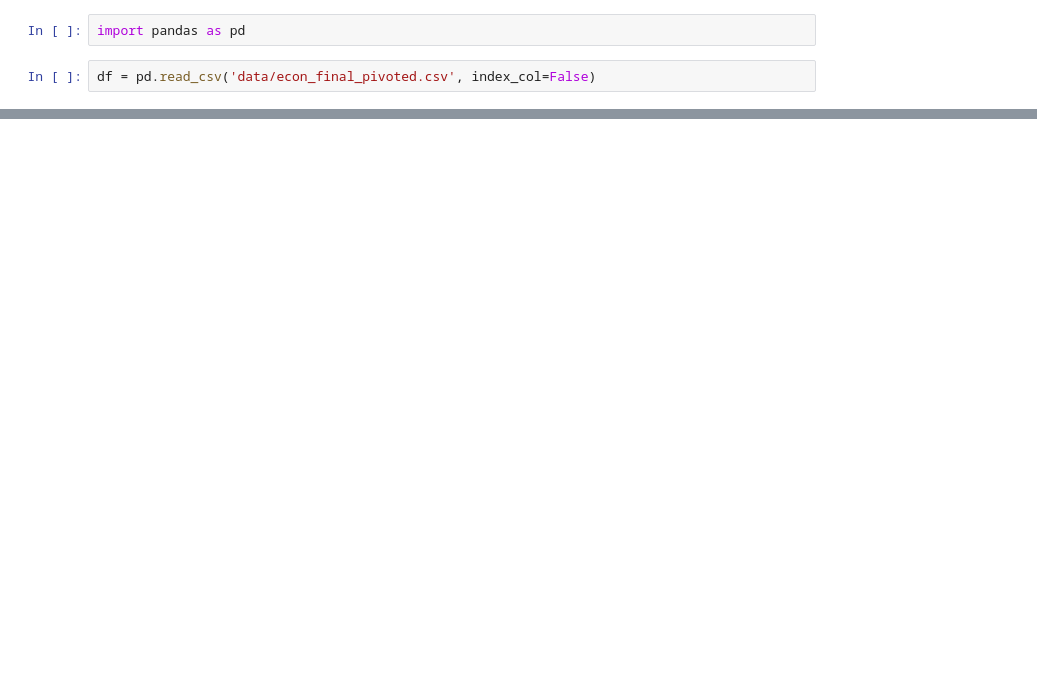
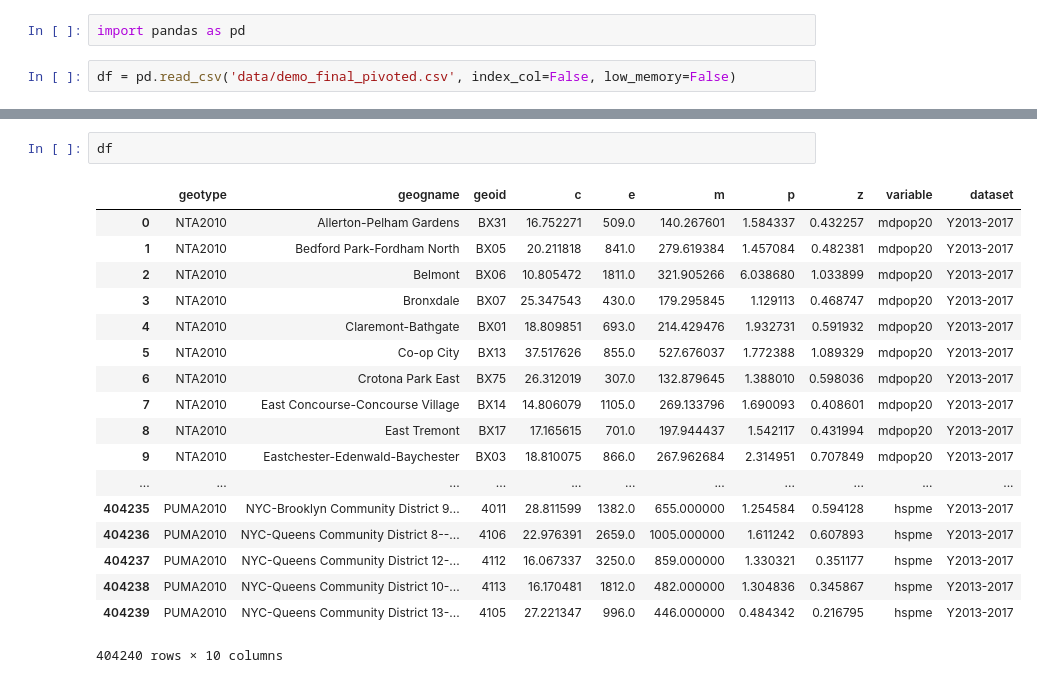
Before and after one commit to NYCPlanning/db-acs, a Jupyter notebook: qaqc.ipynb, the cells around one changed output, grey strips where cells are left out. Drawn from its saved outputs; the diff is of its cells as text; blank space fills up the shorter version.

```diff
--- a/qaqc.ipynb
+++ b/qaqc.ipynb
@@ -1,4 +1,4 @@
 # %%
 import pandas as pd
 # %%
-df = pd.read_csv('data/econ_final_pivoted.csv', index_col=False)
+df = pd.read_csv('data/demo_final_pivoted.csv', index_col=False, low_memory=False)
@@ -12,0 +5,21 @@ df = pd.read_csv('data/econ_final_pivoted.csv', index_col=False)
+# %%
+df
+# %% [output]
+|  | geotype | geogname | geoid | c | e | m | p | z | variable | dataset |
+| 0 | NTA2010 | Allerton-Pelham Gardens | BX31 | 16.752271 | 509.0 | 140.267601 | 1.584337 | 0.432257 | mdpop20 | Y2013-2017 |
+| 1 | NTA2010 | Bedford Park-Fordham North | BX05 | 20.211818 | 841.0 | 279.619384 | 1.457084 | 0.482381 | mdpop20 | Y2013-2017 |
+| 2 | NTA2010 | Belmont | BX06 | 10.805472 | 1811.0 | 321.905266 | 6.038680 | 1.033899 | mdpop20 | Y2013-2017 |
+| 3 | NTA2010 | Bronxdale | BX07 | 25.347543 | 430.0 | 179.295845 | 1.129113 | 0.468747 | mdpop20 | Y2013-2017 |
+| 4 | NTA2010 | Claremont-Bathgate | BX01 | 18.809851 | 693.0 | 214.429476 | 1.932731 | 0.591932 | mdpop20 | Y2013-2017 |
+| 5 | NTA2010 | Co-op City | BX13 | 37.517626 | 855.0 | 527.676037 | 1.772388 | 1.089329 | mdpop20 | Y2013-2017 |
+| 6 | NTA2010 | Crotona Park East | BX75 | 26.312019 | 307.0 | 132.879645 | 1.388010 | 0.598036 | mdpop20 | Y2013-2017 |
+| 7 | NTA2010 | East Concourse-Concourse Village | BX14 | 14.806079 | 1105.0 | 269.133796 | 1.690093 | 0.408601 | mdpop20 | Y2013-2017 |
+| 8 | NTA2010 | East Tremont | BX17 | 17.165615 | 701.0 | 197.944437 | 1.542117 | 0.431994 | mdpop20 | Y2013-2017 |
+| 9 | NTA2010 | Eastchester-Edenwald-Baychester | BX03 | 18.810075 | 866.0 | 267.962684 | 2.314951 | 0.707849 | mdpop20 | Y2013-2017 |
+| ... | ... | ... | ... | ... | ... | ... | ... | ... | ... | ... |
+| 404235 | PUMA2010 | NYC-Brooklyn Community District 9... | 4011 | 28.811599 | 1382.0 | 655.000000 | 1.254584 | 0.594128 | hspme | Y2013-2017 |
+| 404236 | PUMA2010 | NYC-Queens Community District 8--... | 4106 | 22.976391 | 2659.0 | 1005.000000 | 1.611242 | 0.607893 | hspme | Y2013-2017 |
+| 404237 | PUMA2010 | NYC-Queens Community District 12-... | 4112 | 16.067337 | 3250.0 | 859.000000 | 1.330321 | 0.351177 | hspme | Y2013-2017 |
+| 404238 | PUMA2010 | NYC-Queens Community District 10-... | 4113 | 16.170481 | 1812.0 | 482.000000 | 1.304836 | 0.345867 | hspme | Y2013-2017 |
+| 404239 | PUMA2010 | NYC-Queens Community District 13-... | 4105 | 27.221347 | 996.0 | 446.000000 | 0.484342 | 0.216795 | hspme | Y2013-2017 |
+404240 rows × 10 columns
```
Also changed, not shown: parts of 1 cell of this notebook, 3 other files.
